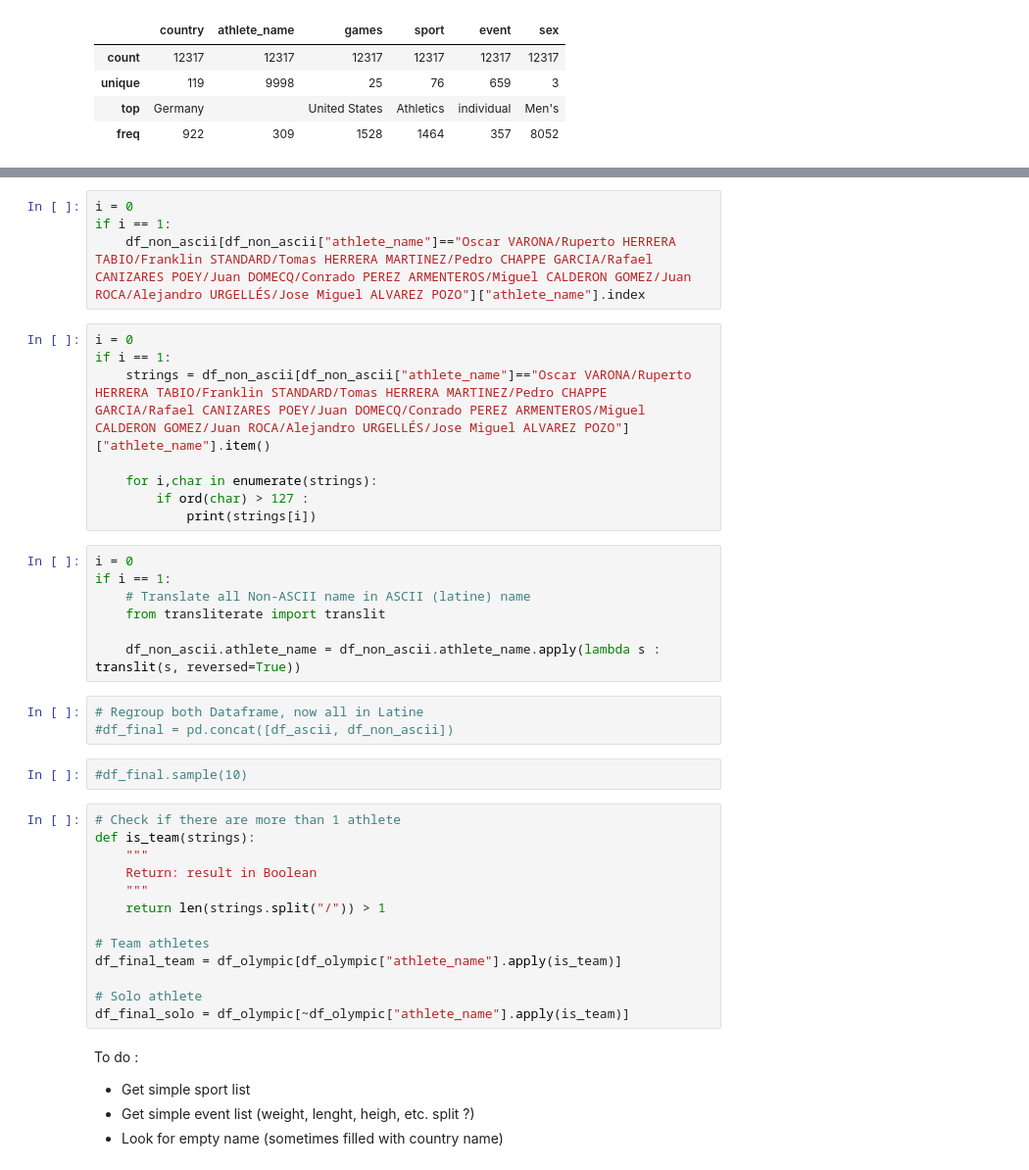
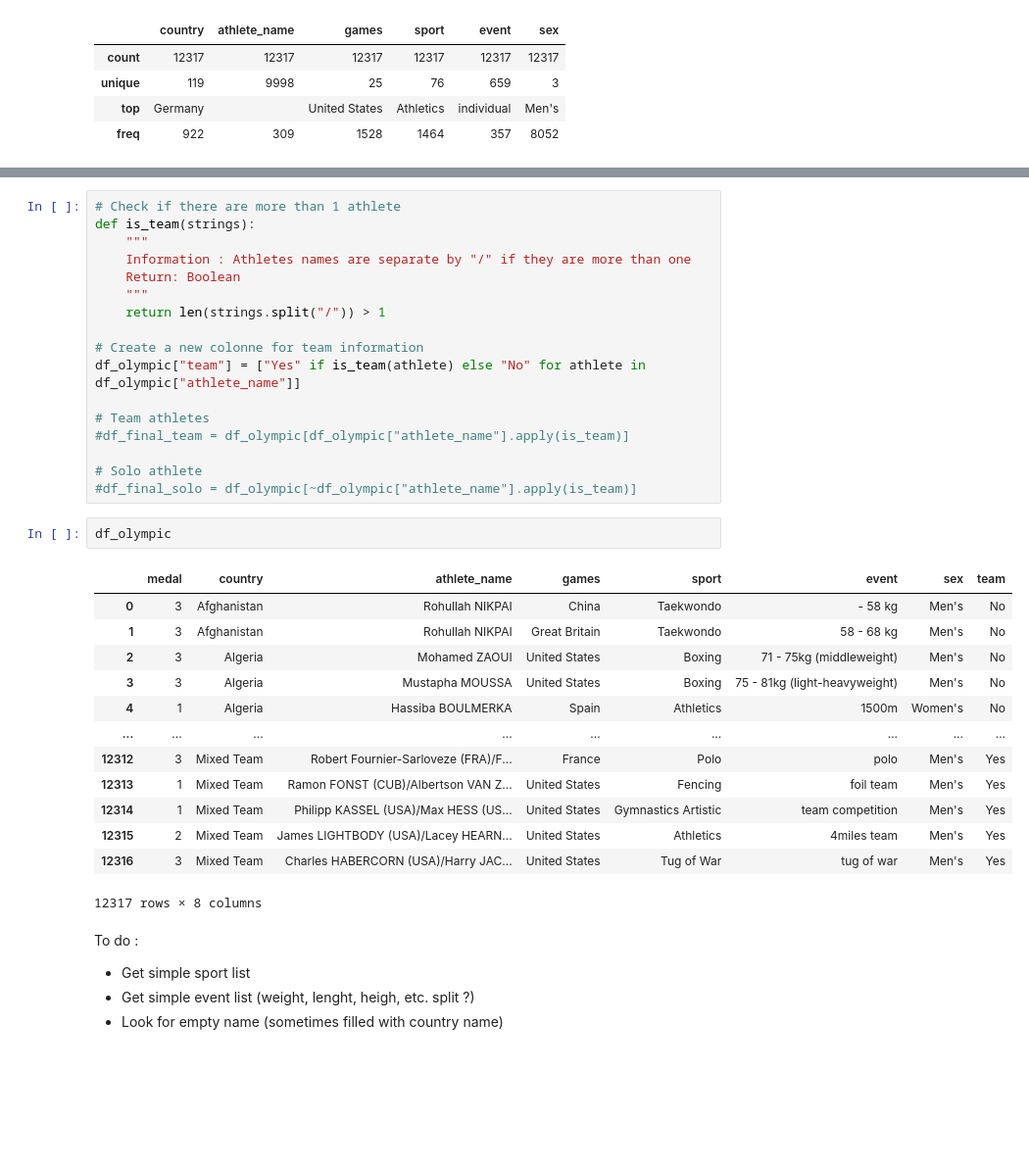
Before and after one commit to Yohan-GRNR/JO-explorer, a Jupyter notebook: data-scraped.ipynb, the cells around one changed output, grey strips where cells are left out. Shown: that part at 98% size. Cells and saved outputs as stored; diff of their text form; blank space fills up the shorter version.

Commit message:
Add feature - Team information

```diff
--- a/data-scraped.ipynb
+++ b/data-scraped.ipynb
@@ -267,40 +311,36 @@ if i == 1:
-# %%
-i = 0
-if i == 1:
-    df_non_ascii[df_non_ascii["athlete_name"]=="Oscar VARONA/Ruperto HERRERA TABIO/Franklin STANDARD/Tomas HERRERA MARTINEZ/Pedro CHAPPE GARCIA/Rafael CANIZARES POEY/Juan DOMECQ/Conrado PEREZ ARMENTEROS/Miguel CALDERON GOMEZ/Juan ROCA/Alejandro URGELLÉS/Jose Miguel ALVAREZ POZO"]["athlete_name"].index
-# %%
-i = 0
-if i == 1:
-    strings = df_non_ascii[df_non_ascii["athlete_name"]=="Oscar VARONA/Ruperto HERRERA TABIO/Franklin STANDARD/Tomas HERRERA MARTINEZ/Pedro CHAPPE GARCIA/Rafael CANIZARES POEY/Juan DOMECQ/Conrado PEREZ ARMENTEROS/Miguel CALDERON GOMEZ/Juan ROCA/Alejandro URGELLÉS/Jose Miguel ALVAREZ POZO"]["athlete_name"].item()
-
-    for i,char in enumerate(strings):
-        if ord(char) > 127 :
-            print(strings[i])
-# %%
-i = 0
-if i == 1:
-    # Translate all Non-ASCII name in ASCII (latine) name
-    from transliterate import translit
-
-    df_non_ascii.athlete_name = df_non_ascii.athlete_name.apply(lambda s : translit(s, reversed=True))
-# %%
-# Regroup both Dataframe, now all in Latine
-#df_final = pd.concat([df_ascii, df_non_ascii])
-# %%
-#df_final.sample(10)
 # %%
 # Check if there are more than 1 athlete
 def is_team(strings):
     """
-    Return: result in Boolean
+    Information : Athletes names are separate by "/" if they are more than one
+    Return: Boolean
     """
     return len(strings.split("/")) > 1
 
+# Create a new colonne for team information
+df_olympic["team"] = ["Yes" if is_team(athlete) else "No" for athlete in df_olympic["athlete_name"]]
+
 # Team athletes
-df_final_team = df_olympic[df_olympic["athlete_name"].apply(is_team)]
+#df_final_team = df_olympic[df_olympic["athlete_name"].apply(is_team)]
 
 # Solo athlete
-df_final_solo = df_olympic[~df_olympic["athlete_name"].apply(is_team)]
+#df_final_solo = df_olympic[~df_olympic["athlete_name"].apply(is_team)]
+# %%
+df_olympic
+# %% [output]
+|  | medal | country | athlete_name | games | sport | event | sex | team |
+| 0 | 3 | Afghanistan | Rohullah NIKPAI | China | Taekwondo | - 58 kg | Men's | No |
+| 1 | 3 | Afghanistan | Rohullah NIKPAI | Great Britain | Taekwondo | 58 - 68 kg | Men's | No |
+| 2 | 3 | Algeria | Mohamed ZAOUI | United States | Boxing | 71 - 75kg (middleweight) | Men's | No |
+| 3 | 3 | Algeria | Mustapha MOUSSA | United States | Boxing | 75 - 81kg (light-heavyweight) | Men's | No |
+| 4 | 1 | Algeria | Hassiba BOULMERKA | Spain | Athletics | 1500m | Women's | No |
+| ... | ... | ... | ... | ... | ... | ... | ... | ... |
+| 12312 | 3 | Mixed Team | Robert Fournier-Sarloveze (FRA)/F... | France | Polo | polo | Men's | Yes |
+| 12313 | 1 | Mixed Team | Ramon FONST (CUB)/Albertson VAN Z... | United States | Fencing | foil team | Men's | Yes |
+| 12314 | 1 | Mixed Team | Philipp KASSEL (USA)/Max HESS (US... | United States | Gymnastics Artistic | team competition | Men's | Yes |
+| 12315 | 2 | Mixed Team | James LIGHTBODY (USA)/Lacey HEARN... | United States | Athletics | 4miles team | Men's | Yes |
+| 12316 | 3 | Mixed Team | Charles HABERCORN (USA)/Harry JAC... | United States | Tug of War | tug of war | Men's | Yes |
+12317 rows × 8 columns
 # %% [markdown]
 To do :
 - Get simple sport list
```
Also changed, not shown: parts of 14 cells of this notebook.
